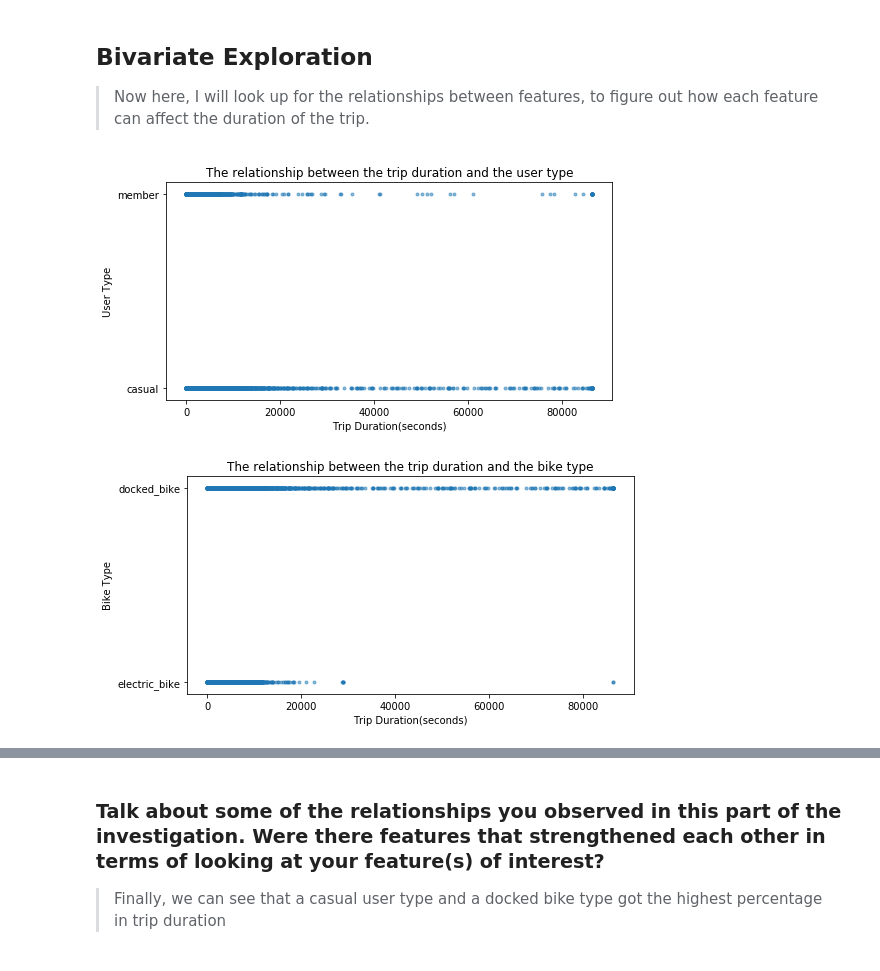
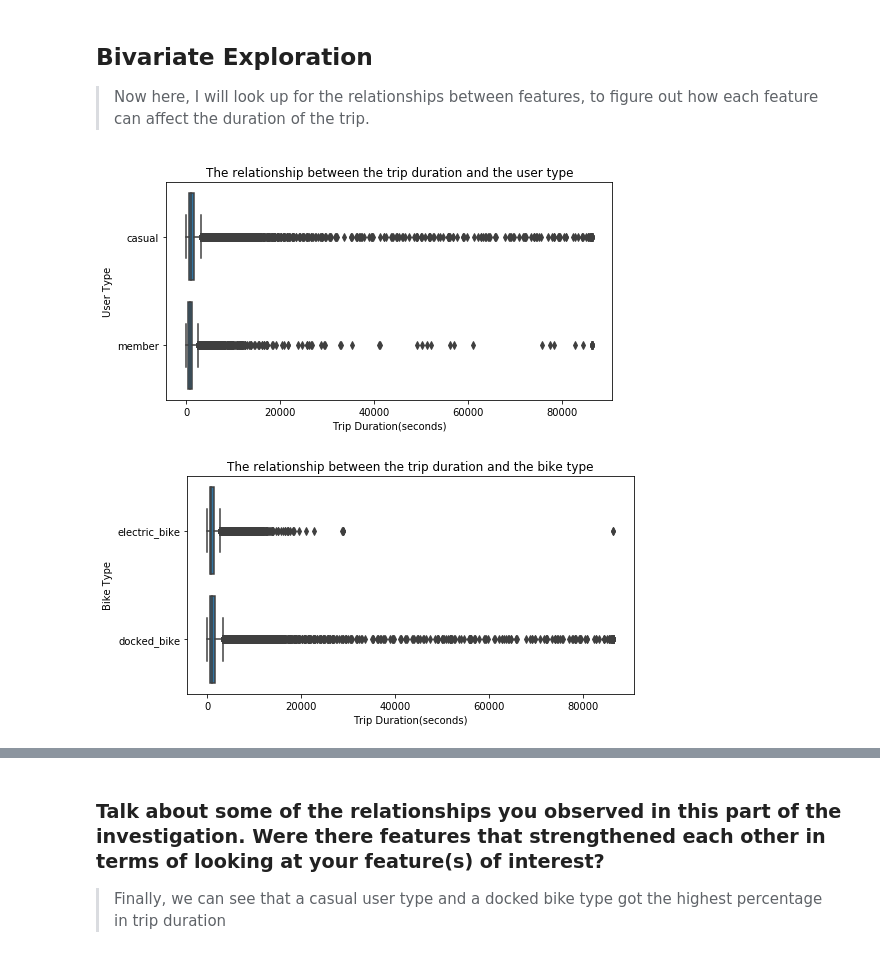
Before and after one commit to osailansamar/Udacity_DataAnalysis_CommunicateDataFindings, a Jupyter notebook: exploration_template.ipynb, the cells around one changed output, grey strips where cells are left out. Saved outputs shown, nothing was run; the diff lists cells and outputs as text; code cells hidden in the pictures.

```diff
--- a/exploration_template.ipynb
+++ b/exploration_template.ipynb
@@ -200,19 +194,22 @@ As shown in the above figures, the start and end stations are almost the same.
 > Now here, I will look up for the relationships between features, to figure out how each feature can affect the duration of the trip.
 # %%
 plt.figure(figsize=[8,4])
-plt.scatter((df['trip_duration']), df['member_casual'], alpha = 0.5, marker = '.' )
+base_color = sb.color_palette()[0]
+sb.boxplot(data = df, x = 'trip_duration', y= 'member_casual', color = base_color)
+
 plt.title('The relationship between the trip duration and the user type')
 plt.xlabel('Trip Duration(seconds)')
 plt.ylabel('User Type')
 plt.show()
 # %% [output]
-[figure, old version]
+[figure, new version]
 # %%
 plt.figure(figsize=[8,4])
-plt.scatter((df['trip_duration']), df['rideable_type'], alpha = 0.5, marker = '.' )
+base_color = sb.color_palette()[0]
+sb.boxplot(data = df, x = 'trip_duration', y= 'rideable_type', color = base_color)
 plt.title('The relationship between the trip duration and the bike type')
 plt.xlabel('Trip Duration(seconds)')
 plt.ylabel('Bike Type')
 plt.show()
 # %% [output]
-[figure, old version]
+[figure, new version]
```
Also changed, not shown: parts of 10 cells of this notebook, 4 other files.
